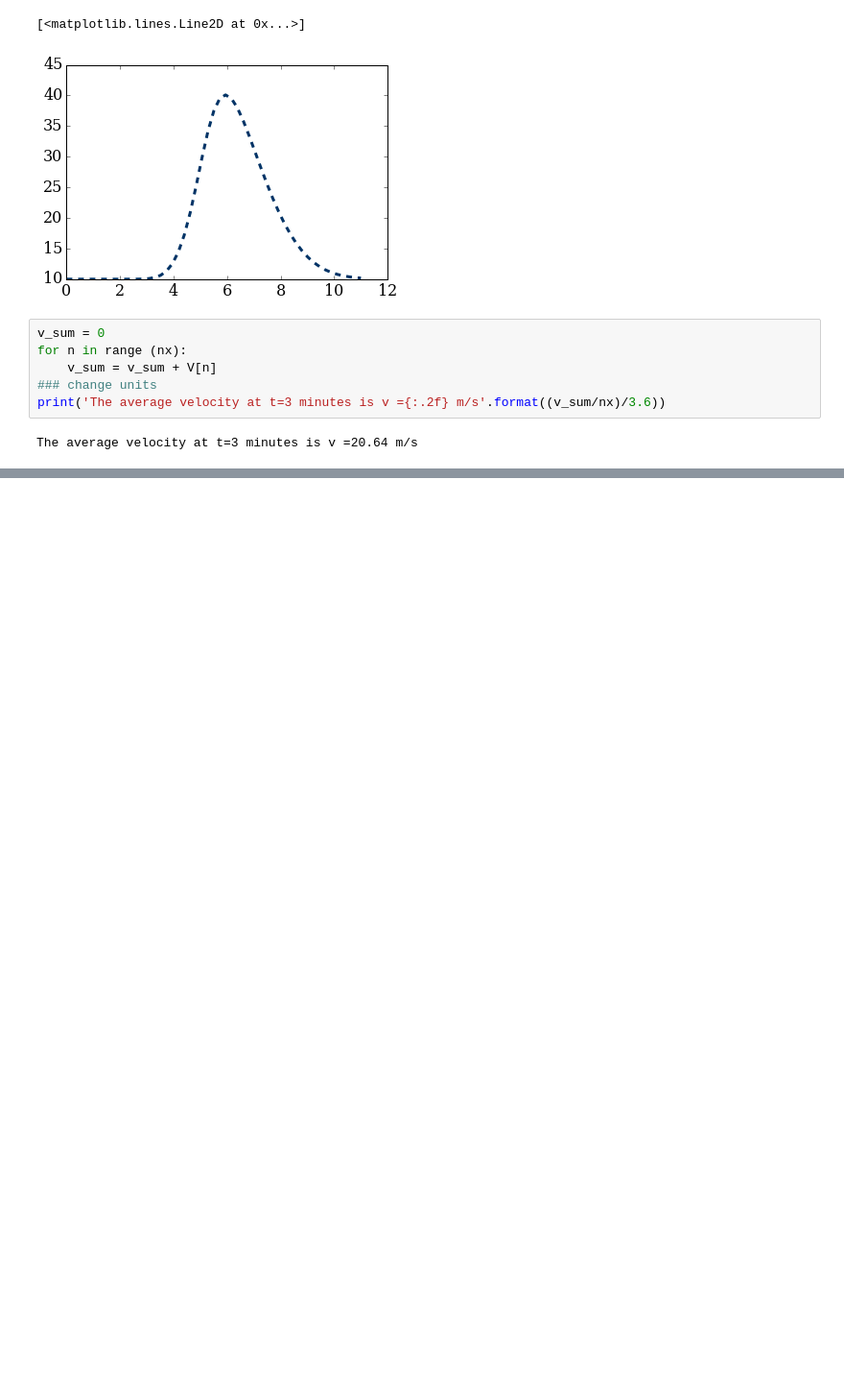
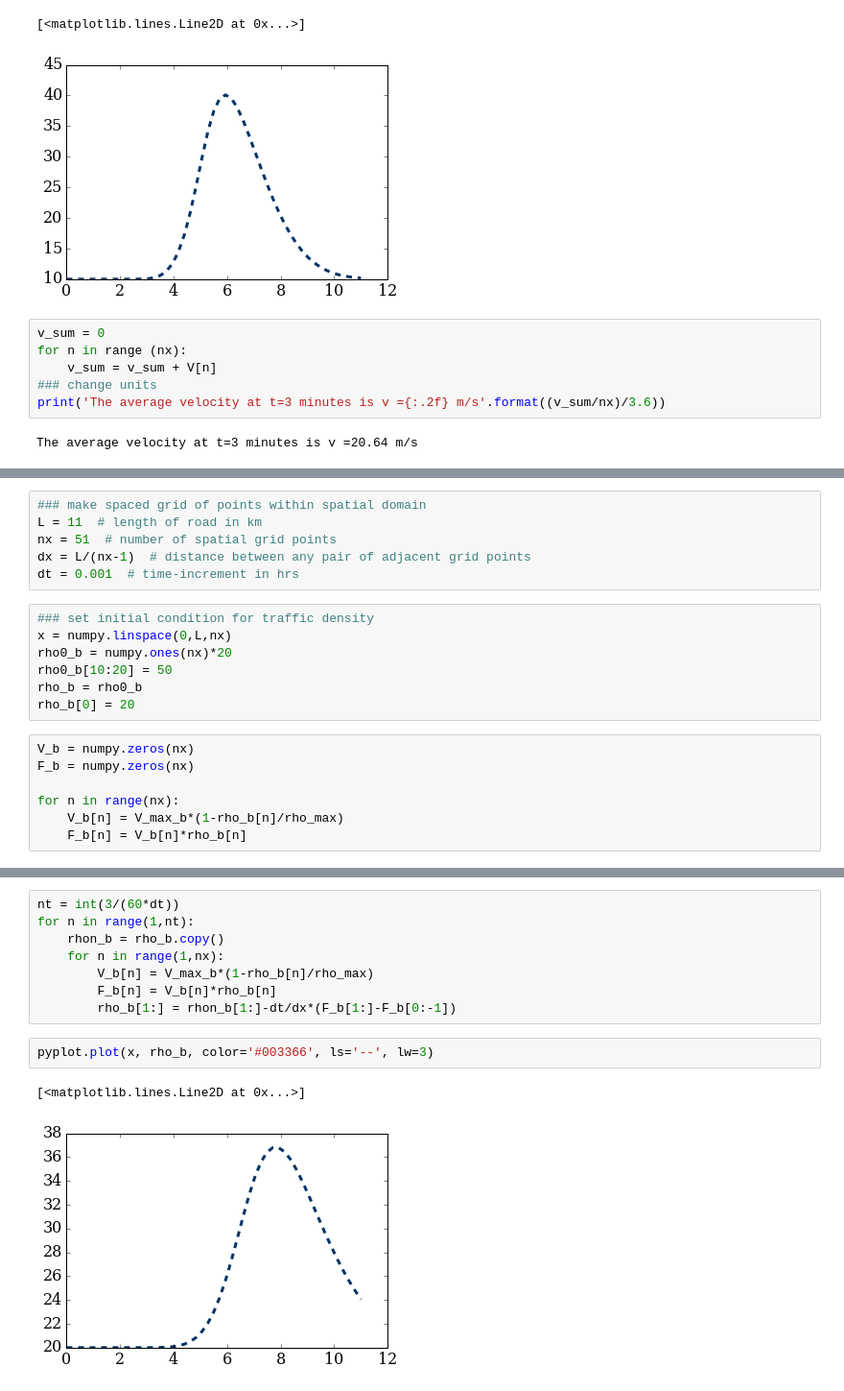
Before and after one commit to yueyang1992/MAE6286, a Jupyter notebook: oct7.ipynb, the cells around one changed output, grey strips where cells are left out. Shown at 96% size. Saved outputs shown, nothing was run; the diff lists cells and outputs as text; blank space fills up the shorter version.

```diff
--- a/oct7.ipynb
+++ b/oct7.ipynb
@@ -73,0 +86,20 @@ The average velocity at t=6 minutes is v =18.66 m/s
+# %%
+### make spaced grid of points within spatial domain
+L = 11  # length of road in km
+nx = 51  # number of spatial grid points
+dx = L/(nx-1)  # distance between any pair of adjacent grid points
+dt = 0.001  # time-increment in hrs
+# %%
+### set initial condition for traffic density
+x = numpy.linspace(0,L,nx)
+rho0_b = numpy.ones(nx)*20
+rho0_b[10:20] = 50
+rho_b = rho0_b
+rho_b[0] = 20
+# %%
+V_b = numpy.zeros(nx)
+F_b = numpy.zeros(nx)
+
+for n in range(nx):
+    V_b[n] = V_max_b*(1-rho_b[n]/rho_max)
+    F_b[n] = V_b[n]*rho_b[n]
@@ -73,0 +114,13 @@ The average velocity at t=6 minutes is v =18.66 m/s
+# %%
+nt = int(3/(60*dt))
+for n in range(1,nt):
+    rhon_b = rho_b.copy()
+    for n in range(1,nx):
+        V_b[n] = V_max_b*(1-rho_b[n]/rho_max)
+        F_b[n] = V_b[n]*rho_b[n]
+        rho_b[1:] = rhon_b[1:]-dt/dx*(F_b[1:]-F_b[0:-1])
+# %%
+pyplot.plot(x, rho_b, color='#003366', ls='--', lw=3)
+# %% [output]
+[<matplotlib.lines.Line2D at 0x...>]
+[figure, added]
```
Also changed, not shown: parts of 7 cells of this notebook.
